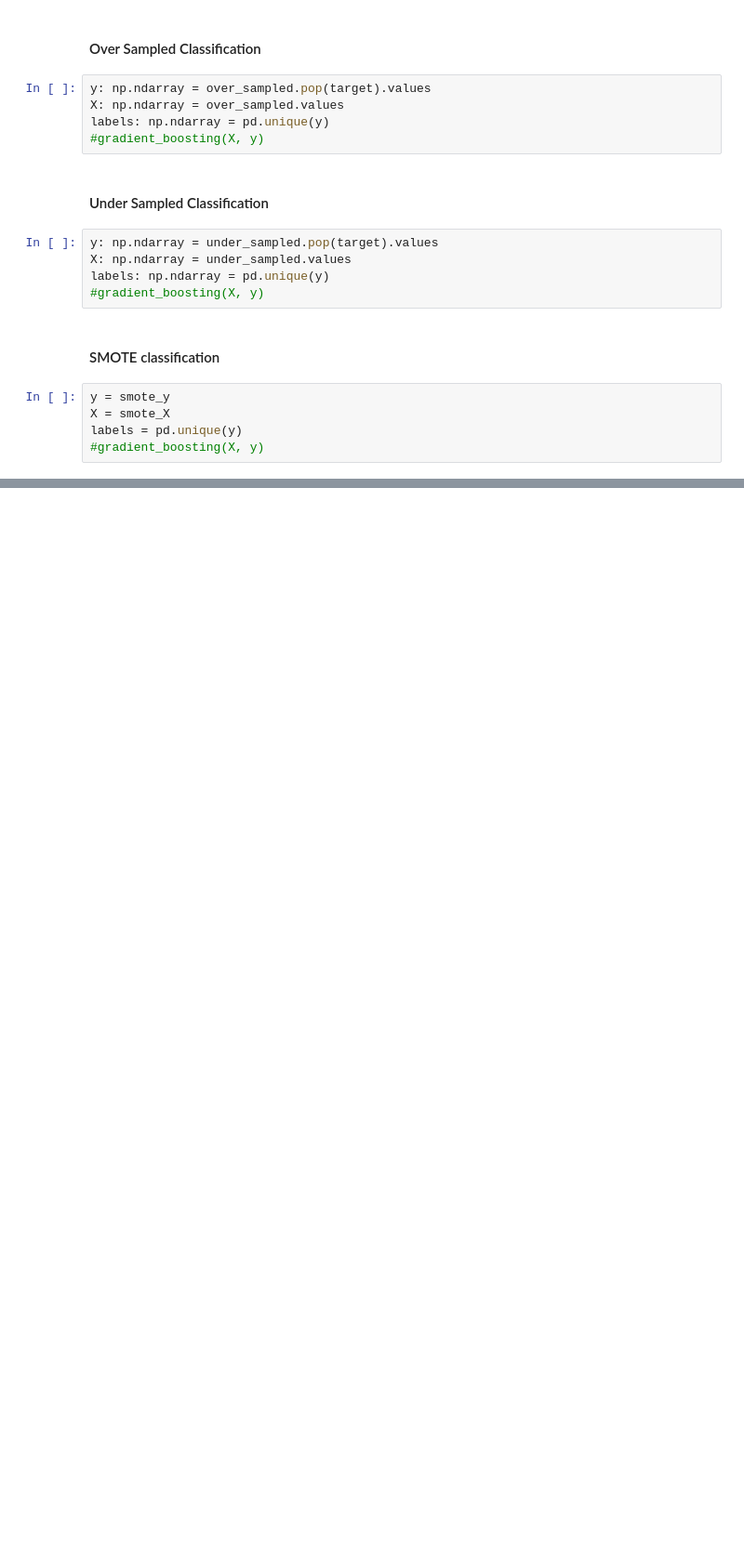
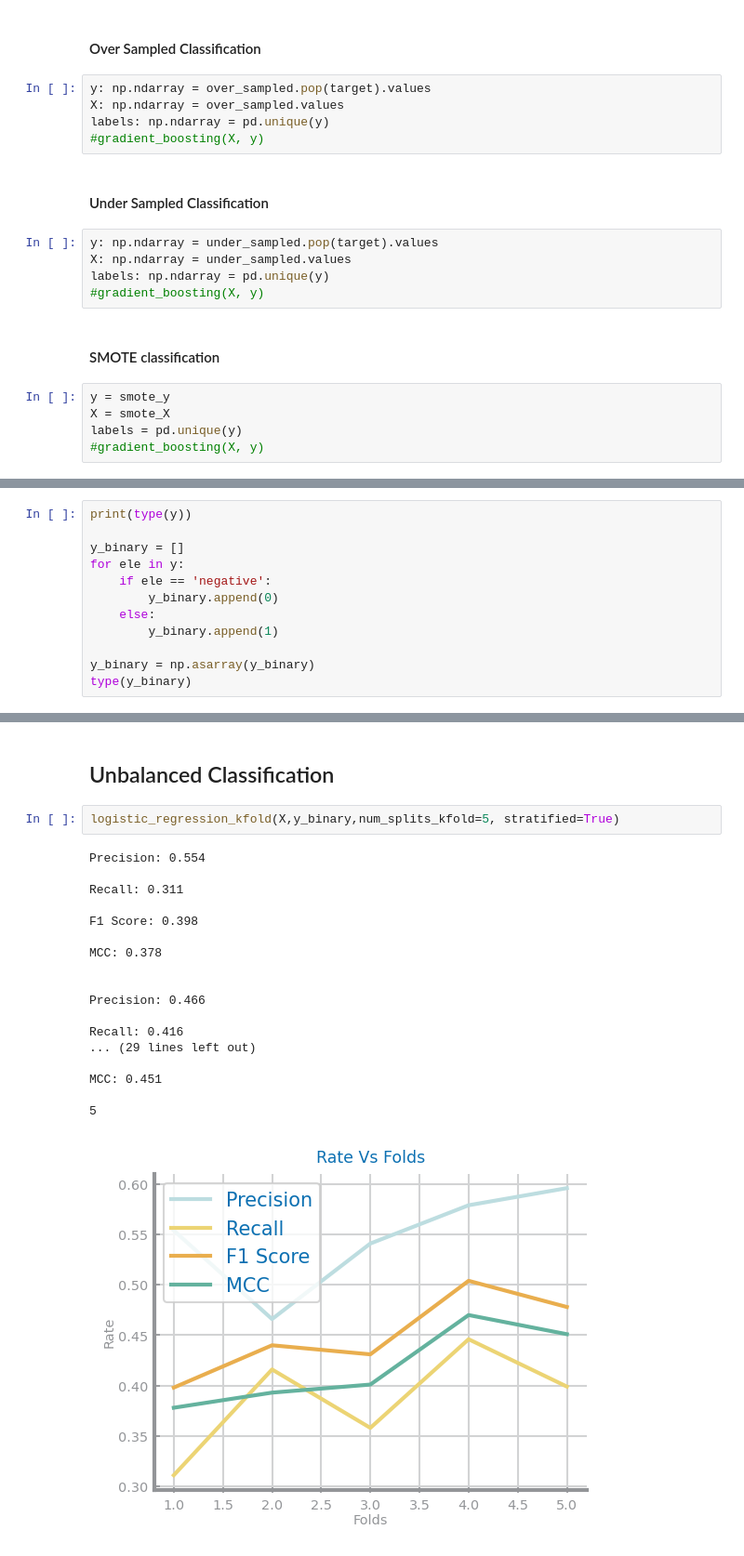
Before and after one commit to diogo-costa98/cdados, a Jupyter notebook: Lab6/Lab6_qsar_oral_toxicity.ipynb, the cells around one changed output, grey strips where cells are left out. Shown at 93% size. Cells and saved outputs as stored; diff of their text form; blank space fills up the shorter version.

Commit message:
Logistic Regression

```diff
--- a/Lab6/Lab6_qsar_oral_toxicity.ipynb
+++ b/Lab6/Lab6_qsar_oral_toxicity.ipynb
@@ -120,0 +196,12 @@ labels = pd.unique(y)
+# %%
+print(type(y))
+
+y_binary = []
+for ele in y:
+    if ele == 'negative':
+        y_binary.append(0)
+    else:
+        y_binary.append(1)
+
+y_binary = np.asarray(y_binary)
+type(y_binary)
@@ -120,0 +229,23 @@ labels = pd.unique(y)
+# %% [markdown]
+## Unbalanced Classification
+# %%
+logistic_regression_kfold(X,y_binary,num_splits_kfold=5, stratified=True)
+# %% [output]
+Precision: 0.554
+
+Recall: 0.311
+
+F1 Score: 0.398
+
+MCC: 0.378
+
+
+Precision: 0.466
+
+Recall: 0.416
+... (29 lines left out)
+
+MCC: 0.451
+
+5
+[figure, added]
```
Also changed, not shown: parts of 25 cells of this notebook.
